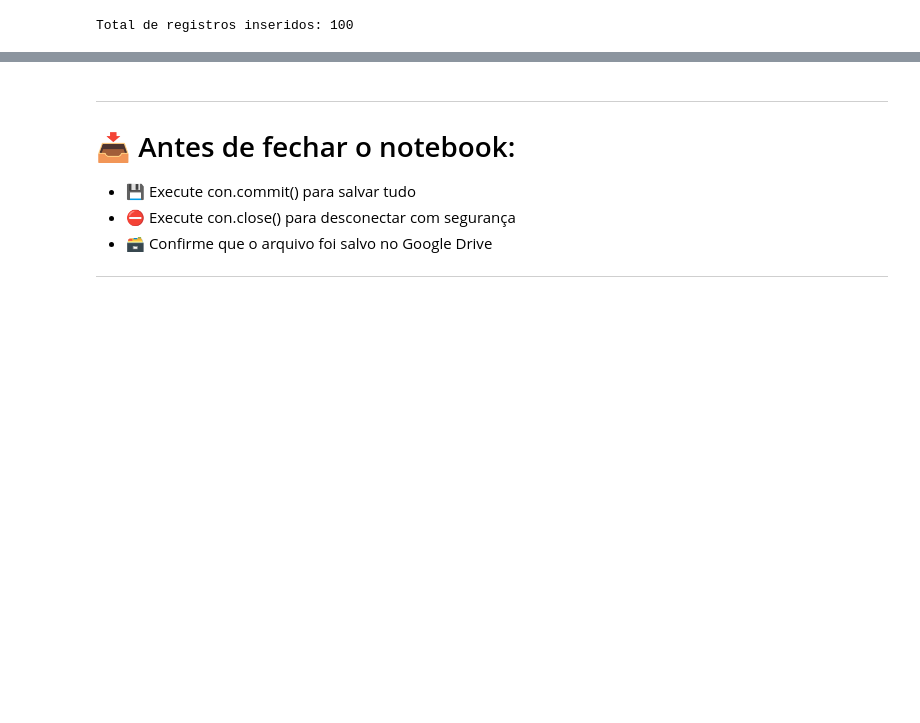
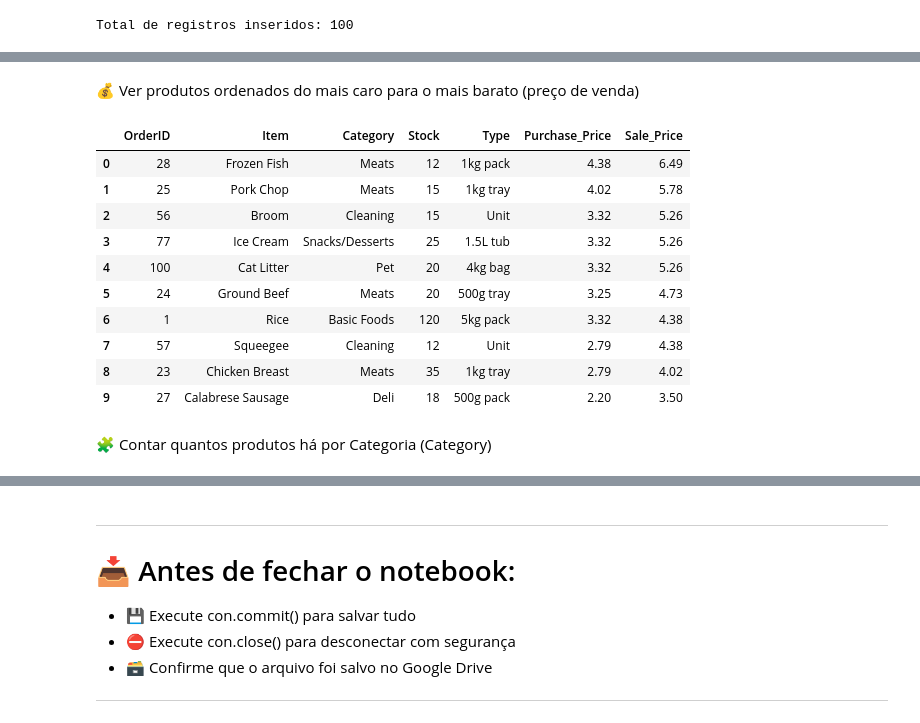
Before and after one commit to italomellors/Data_Analysis_Projects, a Jupyter notebook: 01-supermarket-sales-analysis/notebooks/super_market.ipynb, the cells around one changed output, grey strips where cells are left out. Cells and saved outputs as stored; diff of their text form; code cells hidden in the pictures; blank space fills up the shorter version.

```diff
--- a/01-supermarket-sales-analysis/notebooks/super_market.ipynb
+++ b/01-supermarket-sales-analysis/notebooks/super_market.ipynb
@@ -192,0 +296,22 @@ Total de registros inseridos: 100
+# %% [markdown]
+💰 Ver produtos ordenados do mais caro para o mais barato (preço de venda)
+# %%
+df = pd.read_sql_query("""
+    SELECT * FROM Products
+    ORDER BY Sale_Price DESC
+""", con)
+df.head(10)
+# %% [output]
+|  | OrderID | Item | Category | Stock | Type | Purchase_Price | Sale_Price |
+| 0 | 28 | Frozen Fish | Meats | 12 | 1kg pack | 4.38 | 6.49 |
+| 1 | 25 | Pork Chop | Meats | 15 | 1kg tray | 4.02 | 5.78 |
+| 2 | 56 | Broom | Cleaning | 15 | Unit | 3.32 | 5.26 |
+| 3 | 77 | Ice Cream | Snacks/Desserts | 25 | 1.5L tub | 3.32 | 5.26 |
+| 4 | 100 | Cat Litter | Pet | 20 | 4kg bag | 3.32 | 5.26 |
+| 5 | 24 | Ground Beef | Meats | 20 | 500g tray | 3.25 | 4.73 |
+| 6 | 1 | Rice | Basic Foods | 120 | 5kg pack | 3.32 | 4.38 |
+| 7 | 57 | Squeegee | Cleaning | 12 | Unit | 2.79 | 4.38 |
+| 8 | 23 | Chicken Breast | Meats | 35 | 1kg tray | 2.79 | 4.02 |
+| 9 | 27 | Calabrese Sausage | Deli | 18 | 500g pack | 2.20 | 3.50 |
+# %% [markdown]
+🧩 Contar quantos produtos há por Categoria (Category)
```
Also changed, not shown: parts of 16 cells of this notebook, 4 other files.
